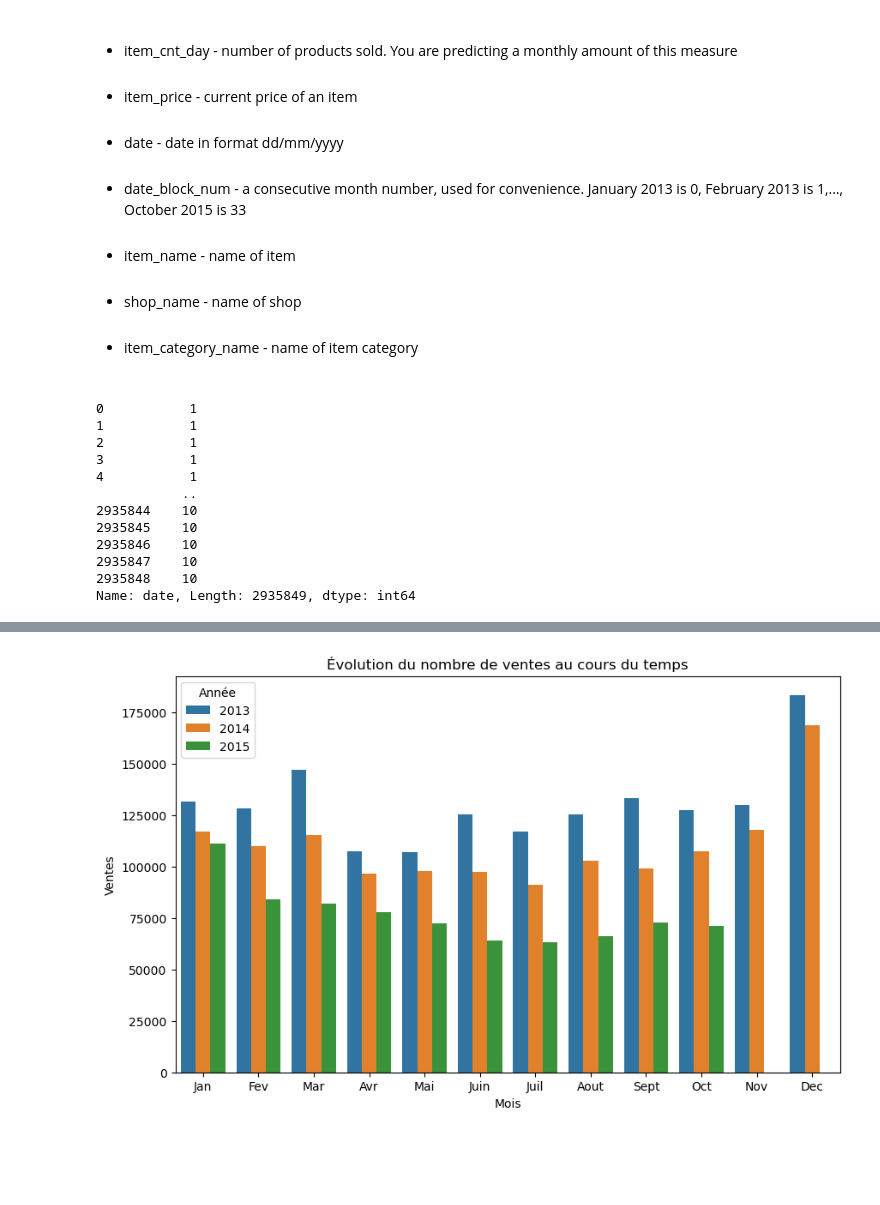
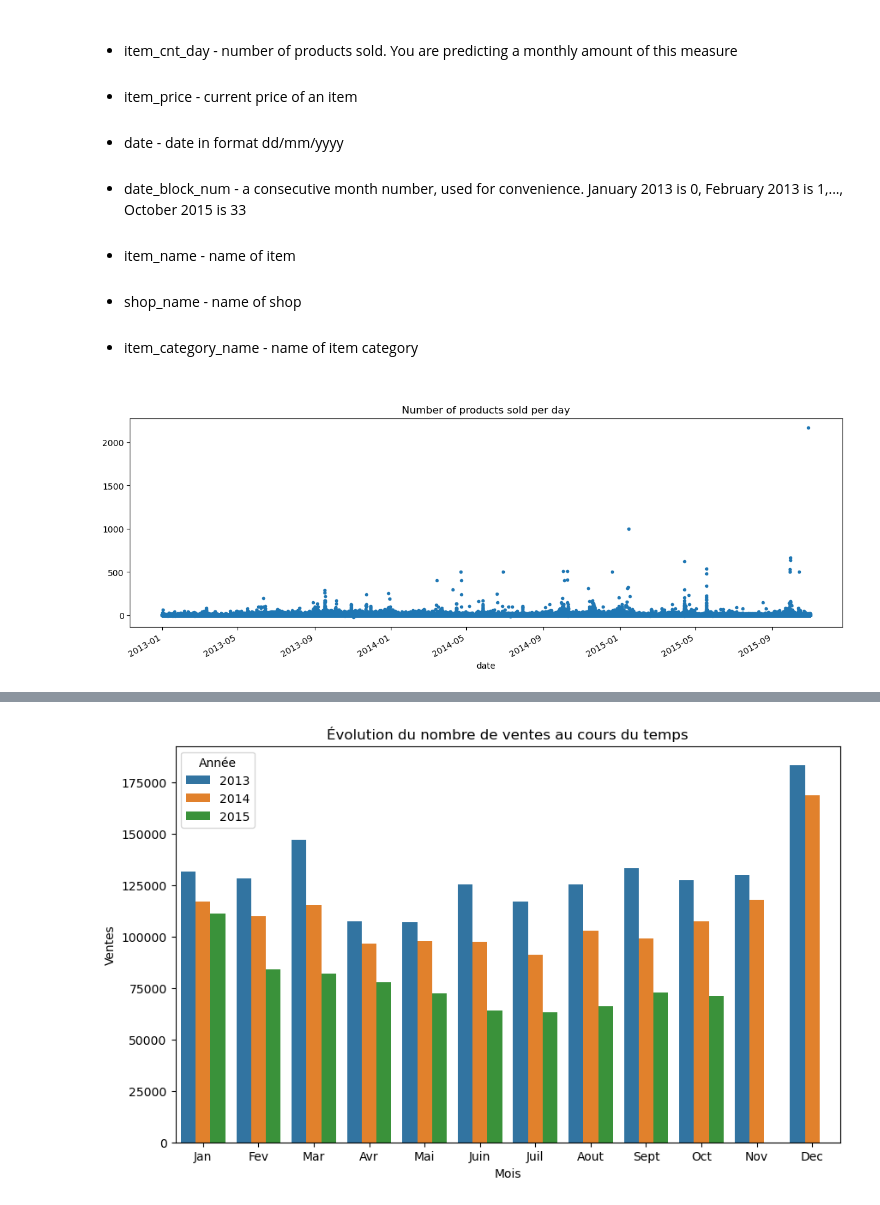
Before and after one commit to AugustinCablant/Learning-ML, a Jupyter notebook: Projects/Predict_futur_sales.ipynb, the cells around one changed output, grey strips where cells are left out. Cells and saved outputs as stored; diff of their text form; code cells hidden in the pictures; blank space fills up the shorter version.

```diff
--- a/Projects/Predict_futur_sales.ipynb
+++ b/Projects/Predict_futur_sales.ipynb
@@ -42,20 +42,14 @@ items = pd.read_csv(dossier+'items.csv')
 item_categories = pd.read_csv(dossier+'item_categories.csv')
 
 shops = pd.read_csv(dossier+'shops.csv')
-# %%
-df_train['date'].dt.month
-# %% [output]
-0           1
-1           1
-2           1
-3           1
-4           1
-           ..
-2935844    10
-2935845    10
-2935846    10
-2935847    10
-2935848    10
-Name: date, Length: 2935849, dtype: int64
 # %%
 df_train['date'] = pd.to_datetime(df_train['date'], format='%d.%m.%Y')
+
+df_train = df_train.set_index(df_train['date'])
+
+df_train['item_cnt_day'].plot(style='.',
+        figsize=(15, 5),
+        title='Number of products sold per day')
+plt.show()
+# %% [output]
+[figure, added]
```
Also changed, not shown: parts of 18 cells of this notebook.
